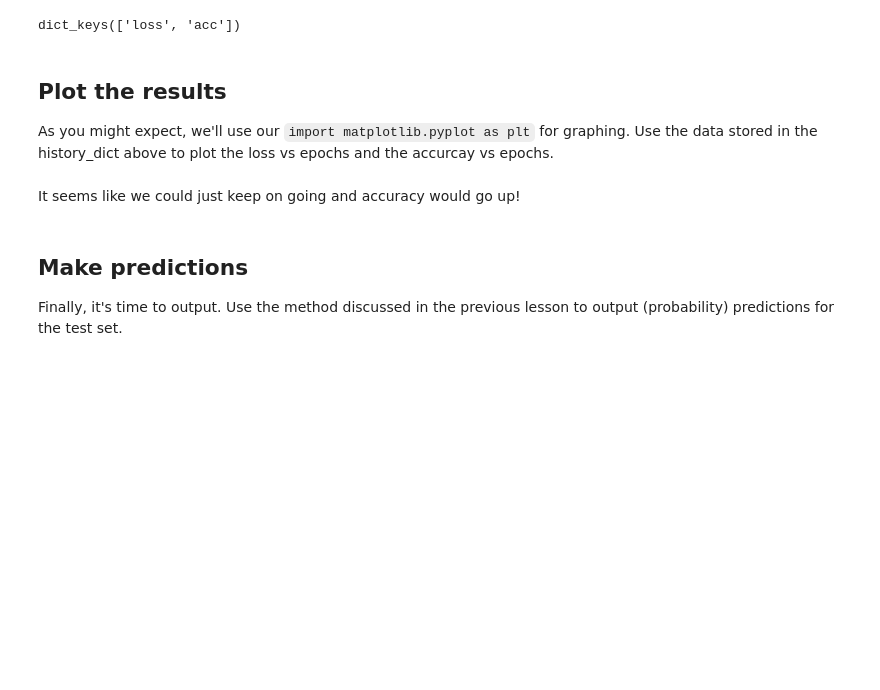
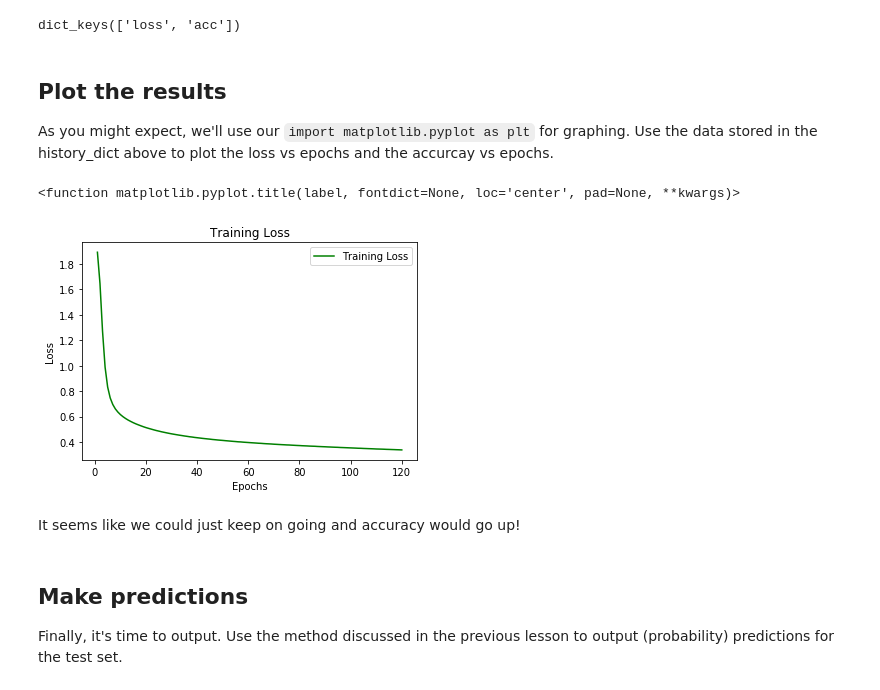
Before and after one commit to ZMBailey/dsc-04-41-05-keras-lab-seattle-ds-career-040119, a Jupyter notebook: index.ipynb, the cells around one changed output. Cells and saved outputs as stored; diff of their text form; code cells hidden in the pictures; blank space fills up the shorter version.

```diff
--- a/index.ipynb
+++ b/index.ipynb
@@ -281,14 +281,18 @@
 # %%
 #Your code here; plot the loss vs the number of epoch
 loss = history_dict['loss']
 epochs = range(1, len(loss) + 1)
 
 fig, ax = plt.subplots()
-ax.plot(epochs, loss_values, 'g', label='Training Loss')
+ax.plot(epochs, loss, 'g', label='Training Loss')
 ax.set_title('Training Loss')
 ax.set_xlabel('Epochs')
 ax.set_ylabel('Loss')
+plt.legend()
 plt.title
+# %% [output]
+<function matplotlib.pyplot.title(label, fontdict=None, loc='center', pad=None, **kwargs)>
+[figure, added]
 # %%
 #Your code here; plot the training accuracy vs the number of epochs
 # %% [markdown]
```
